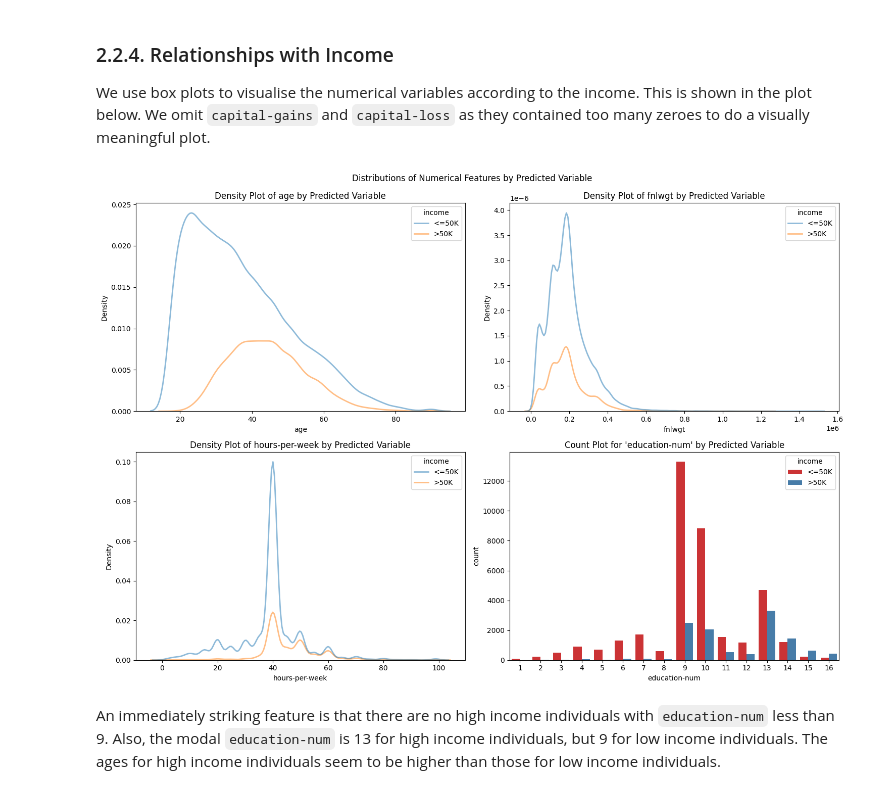
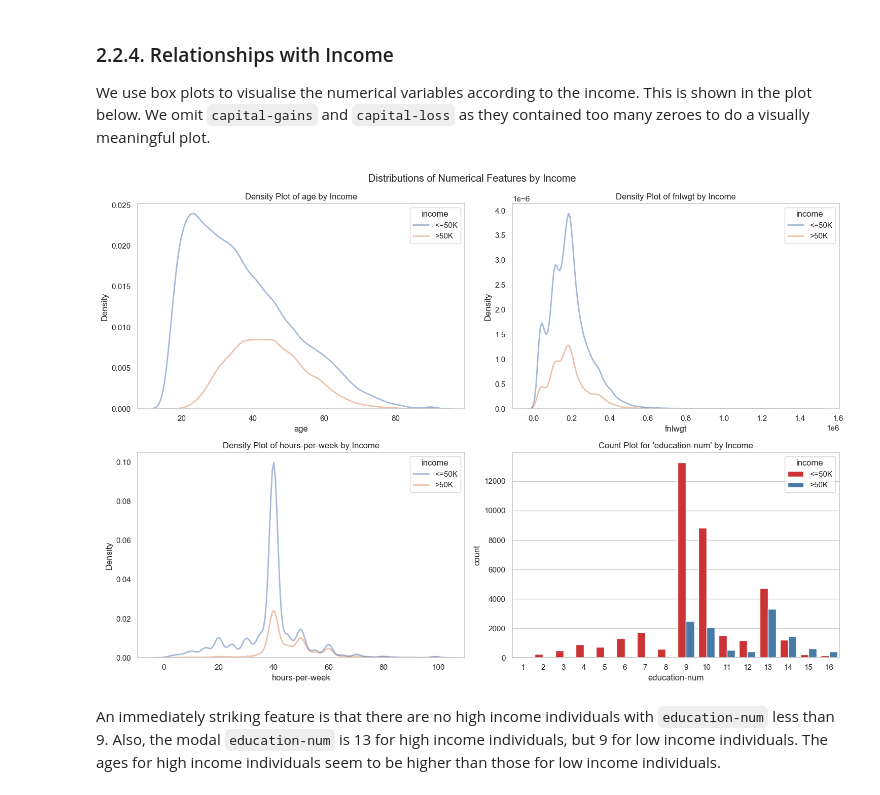
Before and after one commit to SHeywood8/dst-group-project-1, a Jupyter notebook: VivekP/03-IncomeDataEDA.ipynb, the cells around one changed output. Cells and saved outputs as stored; diff of their text form; code cells hidden in the pictures.

```diff
--- a/VivekP/03-IncomeDataEDA.ipynb
+++ b/VivekP/03-IncomeDataEDA.ipynb
@@ -245,8 +331,12 @@ native-country: 42 categories
 # %% [markdown]
 The number of categories is quite high for `native-country`, at 42. Most of the others have fewer than 10 categories, with only `occupation` and `education` having 15 and 16 categories respectively. We visualise the count by category in the plot below. The counts are sorted in descending order for ease of visualisation.
 # %%
+import matplotlib.pyplot as plt
+import seaborn as sns
+
 # Set up the figure for count plots of categorical variables
 plt.figure(figsize=(15, 20))
+
 for i, col in enumerate(categorical_columns, 1):
     plt.subplot(3, 3, i)
 
@@ -256,8 +346,10 @@ for i, col in enumerate(categorical_columns, 1):
     # Create the count plot, sorted by frequency
     sns.countplot(data=X, x=col, order=counts.index)
 
+    # Set the title and x-axis label rotation
     plt.title(f"Count Plot for {col}")
     plt.xticks(rotation=90)  # Rotate x-axis labels for better visibility
+    plt.grid(False)
 
 # Adjust layout for the plots
 plt.tight_layout()
@@ -325,9 +402,10 @@ import seaborn as sns
 plt.figure(figsize=(15, 20))
 for i, col in enumerate(categorical_columns, 1):
     plt.subplot(3, 3, i)
-    sns.countplot(data=X, x=col, hue=y[y.columns[0]], palette='Set1')  # Use the predicted variable as hue
-    plt.title(f"Count Plot for {col} by Predicted Variable")
+    sns.countplot(data=X, x=col, hue=y[y.columns[0]], palette='Set1')  # Use the Income as hue
+    plt.title(f"Count Plot for {col} by Income")
     plt.xticks(rotation=90)
+    plt.grid(False)
 
 # Adjust layout
 plt.tight_layout()
@@ -489,25 +602,31 @@ import seaborn as sns
 # Filter out rows where 'capital-gain' or 'capital-loss' is 0
 X_filtered = X[(X['capital-gain'] > 0) | (X['capital-loss'] > 0)]
 
+# Ensure to set the style of seaborn for better aesthetics
+sns.set(style="whitegrid")
+
 # Set up the figure for subplots
 plt.figure(figsize=(15, 6))
 
 # Box plot for 'capital-gain'
 plt.subplot(1, 2, 1)  # 1 row, 2 columns, first subplot
 sns.boxplot(data=X_filtered, x=y[y.columns[0]], y='capital-gain', hue=y[y.columns[0]], palette='Set1', legend=False)
-plt.title("Box Plot of Capital Gain by Predicted Variable")
-plt.xlabel("Predicted Variable")
+plt.title("Box Plot of Capital Gain by Income")
+plt.xlabel("Income")
 plt.ylabel("Capital Gain")
+plt.grid(False)
 
 # Box plot for 'capital-loss'
 plt.subplot(1, 2, 2)  # 1 row, 2 columns, second subplot
 sns.boxplot(data=X_filtered, x=y[y.columns[0]], y='capital-loss', hue=y[y.columns[0]], palette='Set1', legend=False)
-plt.title("Box Plot of Capital Loss by Predicted Variable")
-plt.xlabel("Predicted Variable")
+plt.title("Box Plot of Capital Loss by Income")
+plt.xlabel("Income")
 plt.ylabel("Capital Loss")
+plt.grid(False)
 
-# Adjust layout
-plt.tight_layout()
-plt.suptitle("Distributions of Capital Gain and Capital Loss (Ignoring Zero Values) by Predicted Variable", y=1.02)  # Adjust title position
+# Adjust layout to make space for suptitle and avoid overlap
+plt.tight_layout()  # Adjust layout to prevent overlap
+plt.suptitle("Distributions of Capital Gain and Capital Loss (Ignoring Zero Values) by Income", y=1.03)  # Adjust title position
+
 plt.show()
 # %% [output]
@@ -536,35 +658,33 @@ We use box plots to visualise the numerical variables according to the income. T
 # %%
 import matplotlib.pyplot as plt
 import seaborn as sns
-
-# Selecting numerical columns and removing 'capital-gain' and 'capital-loss'
-numerical_columns = X.select_dtypes(include=['int64', 'float64']).columns
 
 # Exclude 'capital-gain', 'capital-loss', and 'education-num'
 numerical_columns = [col for col in numerical_columns if col not in ['capital-gain', 'capital-loss', 'education-num']]
 
 # Set up the figure for subplots
 plt.figure(figsize=(15, 10))
 
 # Plot density plots for the first three numerical columns
 for i, col in enumerate(numerical_columns[:3], 1):
     plt.subplot(2, 2, i)  # 2 rows, 2 columns
     sns.kdeplot(data=X, x=col, hue=y[y.columns[0]], fill=False, color='black', linewidth=2, alpha=0.5)
-    plt.title(f"Density Plot of {col} by Predicted Variable")
+    plt.title(f"Density Plot of {col} by Income")
     plt.xlabel(col)
+    plt.grid(False)
     plt.ylabel("Density")
 
 # Count plot for 'education-num' with hue
 plt.subplot(2, 2, len(numerical_columns[:3]) + 1)  # Next available position
 sns.countplot(data=X, x='education-num', hue=y[y.columns[0]], palette='Set1')
-plt.title("Count Plot for 'education-num' by Predicted Variable")
+plt.title("Count Plot for 'education-num' by Income")
 
 # Adjust layout
 plt.tight_layout()
-plt.suptitle("Distributions of Numerical Features by Predicted Variable", y=1.02)  # Adjust title position
+plt.suptitle("Distributions of Numerical Features by Income", y=1.02)  # Adjust title position
 plt.show()
 # %% [output]
-[figure, old version]
+[figure, new version]
 # %% [markdown]
 An immediately striking feature is that there are no high income individuals with `education-num` less than 9. Also, the modal `education-num` is 13 for high income individuals, but 9 for low income individuals. The ages for high income individuals seem to be higher than those for low income individuals.
 # %% [markdown]
```
Also changed, not shown: parts of 23 cells of this notebook, 3 other files.
